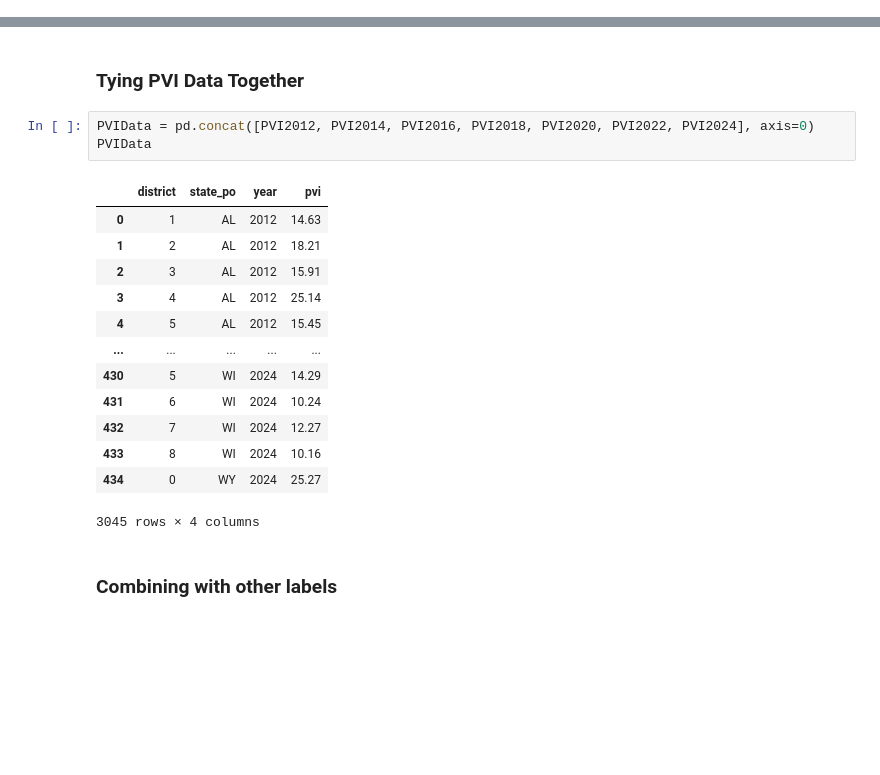
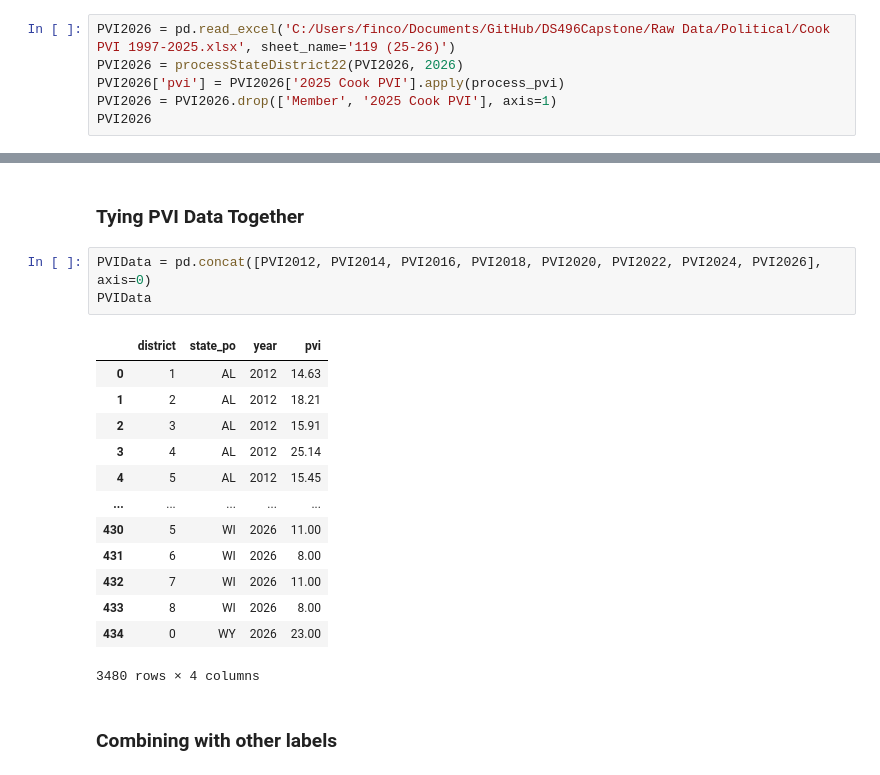
Before and after one commit to fcostell0/DS496Capstone, a Jupyter notebook: Processed Data/HouseElectionDataProcessing.ipynb, the cells around one changed output, grey strips where cells are left out. Cells and saved outputs as stored; diff of their text form; blank space fills up the shorter version.

```diff
--- a/Processed Data/HouseElectionDataProcessing.ipynb
+++ b/Processed Data/HouseElectionDataProcessing.ipynb
@@ -372,0 +415,6 @@ PVI2024
+# %%
+PVI2026 = pd.read_excel('C:/Users/finco/Documents/GitHub/DS496Capstone/Raw Data/Political/Cook PVI 1997-2025.xlsx', sheet_name='119 (25-26)')
+PVI2026 = processStateDistrict22(PVI2026, 2026)
+PVI2026['pvi'] = PVI2026['2025 Cook PVI'].apply(process_pvi)
+PVI2026 = PVI2026.drop(['Member', '2025 Cook PVI'], axis=1)
+PVI2026
@@ -373,22 +435,22 @@ PVI2024
 # %% [markdown]
 ### Tying PVI Data Together
 # %%
-PVIData = pd.concat([PVI2012, PVI2014, PVI2016, PVI2018, PVI2020, PVI2022, PVI2024], axis=0)
+PVIData = pd.concat([PVI2012, PVI2014, PVI2016, PVI2018, PVI2020, PVI2022, PVI2024, PVI2026], axis=0)
 PVIData
 # %% [output]
 |  | district | state_po | year | pvi |
 | 0 | 1 | AL | 2012 | 14.63 |
 | 1 | 2 | AL | 2012 | 18.21 |
 | 2 | 3 | AL | 2012 | 15.91 |
 | 3 | 4 | AL | 2012 | 25.14 |
 | 4 | 5 | AL | 2012 | 15.45 |
 | ... | ... | ... | ... | ... |
-| 430 | 5 | WI | 2024 | 14.29 |
-| 431 | 6 | WI | 2024 | 10.24 |
-| 432 | 7 | WI | 2024 | 12.27 |
-| 433 | 8 | WI | 2024 | 10.16 |
-| 434 | 0 | WY | 2024 | 25.27 |
+| 430 | 5 | WI | 2026 | 11.00 |
+| 431 | 6 | WI | 2026 | 8.00 |
+| 432 | 7 | WI | 2026 | 11.00 |
+| 433 | 8 | WI | 2026 | 8.00 |
+| 434 | 0 | WY | 2026 | 23.00 |
-3045 rows × 4 columns
+3480 rows × 4 columns
 # %% [markdown]
 ### Combining with other labels
 # %%
```
Also changed, not shown: parts of 6 cells of this notebook, 7 other files.
